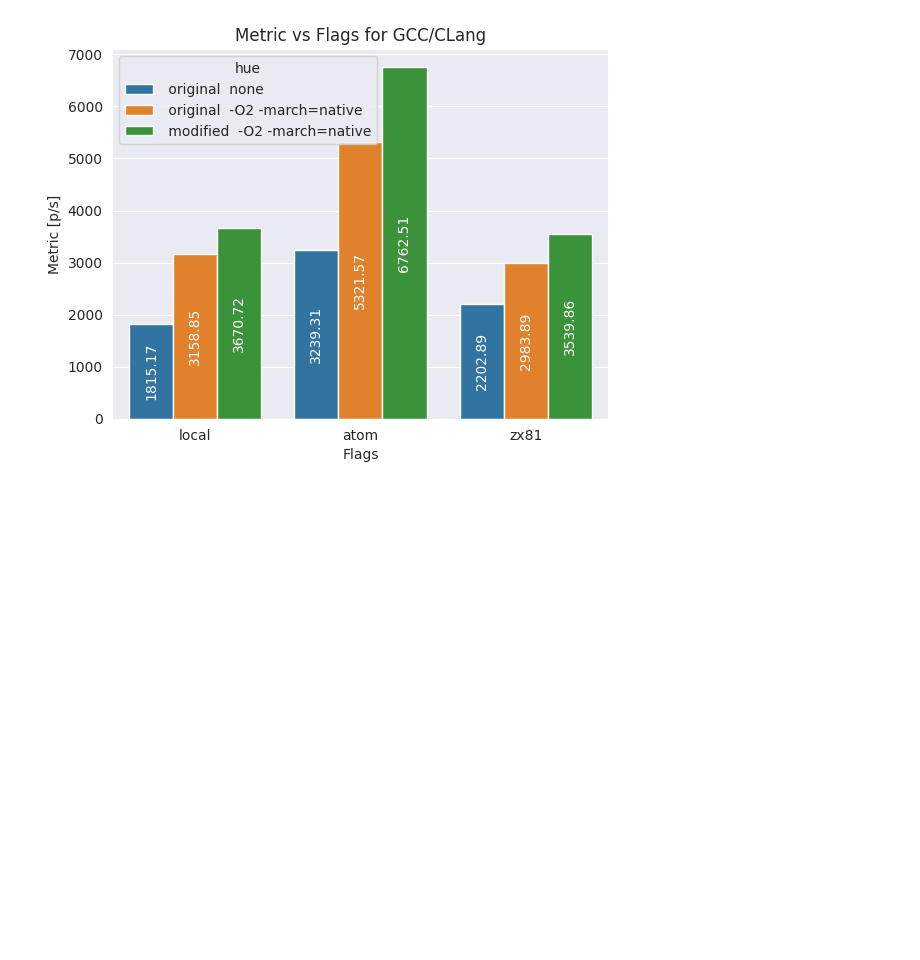
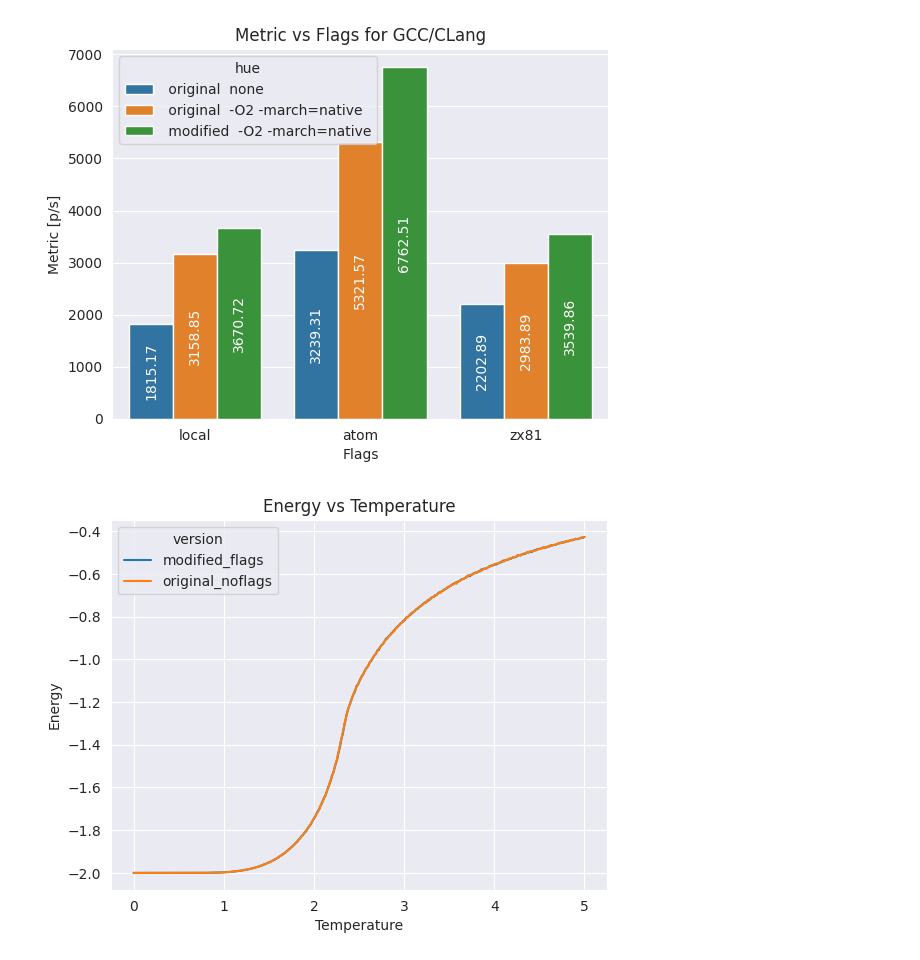
Before and after one commit to ramirofd/tiny_ising_cp2023, a Jupyter notebook: tools/plots.ipynb, the cells around one changed output. Saved outputs shown, nothing was run; the diff lists cells and outputs as text; code cells hidden in the pictures; blank space fills up the shorter version.

```diff
--- a/tools/plots.ipynb
+++ b/tools/plots.ipynb
@@ -180,3 +180,27 @@ plt.show()
 # %% [output]
 Index(['host', 'code', 'compiler', 'flags', 'L', 'metric', 'hue'], dtype='object')
 [figure]
+# %%
+import pandas as pd
+import seaborn as sns
+import matplotlib.pyplot as plt
+
+# Load data into a pandas dataframe
+df = pd.read_csv('../results/sim_results_modified_code_flags.csv')
+df['version'] = 'modified_flags'
+df1 = pd.read_csv('../results/sim_results_original_code_noflags.csv')
+df1['version'] = 'original_noflags'
+
+df = pd.concat([df, df1])
+# Use seaborn to create a line plot
+sns.lineplot(x='Temp', y='E', hue='version', data=df)
+
+# Set the plot title and axis labels
+plt.title('Energy vs Temperature')
+plt.xlabel('Temperature')
+plt.ylabel('Energy')
+
+# Show the plot
+plt.show()
+# %% [output]
+[figure, added]
```
Also changed, not shown: parts of 3 cells of this notebook, 12 other files.
